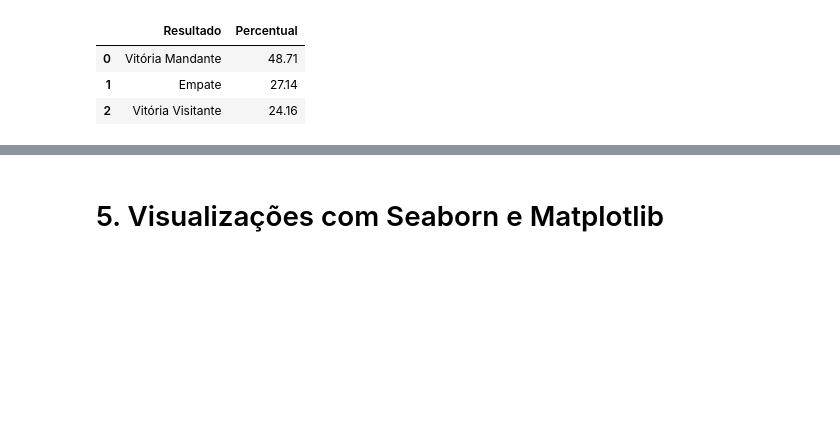
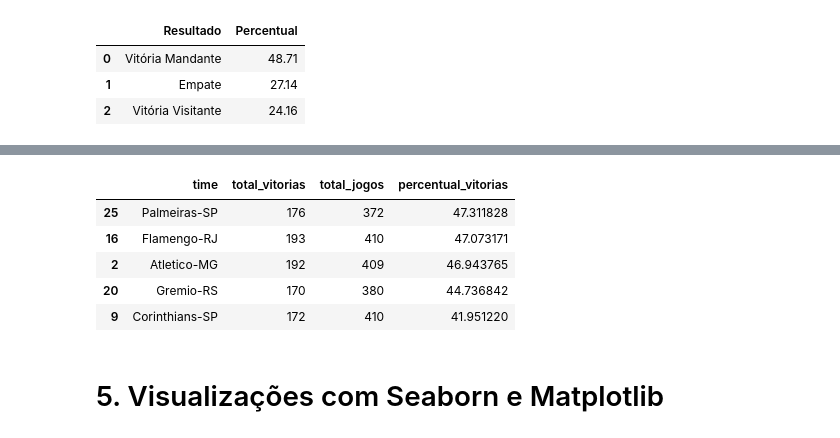
Before and after one commit to danoliveiraed/portfolio-projects, a Jupyter notebook: campeonato-brasileiro-analise/notebook/Campeonato_brasileiro_analise.ipynb, the cells around one changed output, grey strips where cells are left out. Drawn from its saved outputs; the diff is of its cells as text; code cells hidden in the pictures; blank space fills up the shorter version.

```diff
--- a/campeonato-brasileiro-analise/notebook/Campeonato_brasileiro_analise.ipynb
+++ b/campeonato-brasileiro-analise/notebook/Campeonato_brasileiro_analise.ipynb
@@ -166,0 +276,35 @@ dado_percent
+# %%
+# Total de jogos como mandante
+jogos_mandante = dado.groupby('mandante').size().reset_index(name='jogos_mandante')
+jogos_mandante.rename(columns={'mandante': 'time'}, inplace=True)
+
+# Total de jogos como visitante
+jogos_visitante = dado.groupby('visitante').size().reset_index(name='jogos_visitante')
+jogos_visitante.rename(columns={'visitante': 'time'}, inplace=True)
+
+# Junta os jogos com o desempenho de vitórias
+des_total = pd.merge(des_total, jogos_mandante, on='time', how='outer')
+des_total = pd.merge(des_total, jogos_visitante, on='time', how='outer')
+des_total.fillna(0, inplace=True)
+
+# Garante tipo inteiro
+des_total[['jogos_mandante', 'jogos_visitante']] = des_total[['jogos_mandante', 'jogos_visitante']].astype(int)
+
+# Total de jogos
+des_total['total_jogos'] = des_total['jogos_mandante'] + des_total['jogos_visitante']
+
+# Percentual de aproveitamento em vitórias
+des_total['percentual_vitorias'] = (des_total['total_vitorias'] / des_total['total_jogos']) * 100
+
+# Ordena por maior aproveitamento
+des_total = des_total.sort_values(by='percentual_vitorias', ascending=False)
+
+# Visualiza
+des_total[['time', 'total_vitorias', 'total_jogos', 'percentual_vitorias']].head()
+# %% [output]
+|  | time | total_vitorias | total_jogos | percentual_vitorias |
+| 25 | Palmeiras-SP | 176 | 372 | 47.311828 |
+| 16 | Flamengo-RJ | 193 | 410 | 47.073171 |
+| 2 | Atletico-MG | 192 | 409 | 46.943765 |
+| 20 | Gremio-RS | 170 | 380 | 44.736842 |
+| 9 | Corinthians-SP | 172 | 410 | 41.951220 |
```
Also changed, not shown: parts of 8 cells of this notebook.
